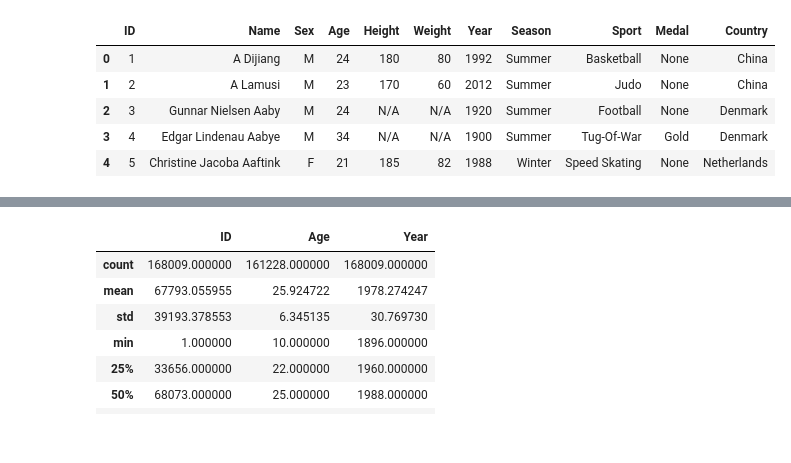
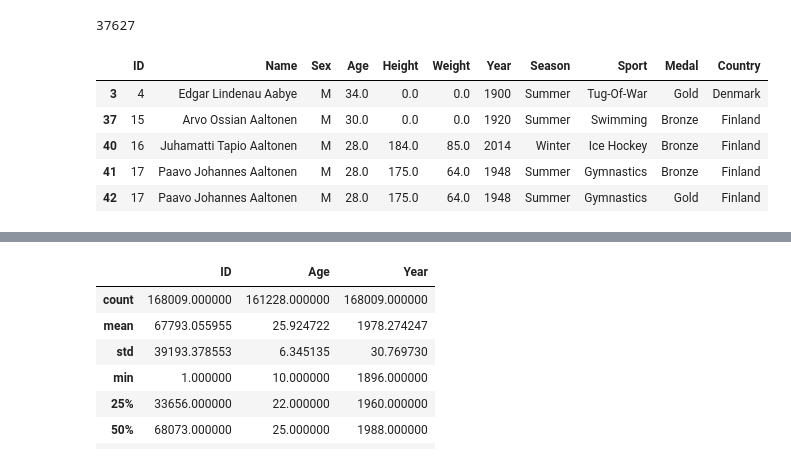
Before and after one commit to sissa81/project1, a Jupyter notebook: olympics.ipynb, the cells around one changed output, grey strips where cells are left out. Cells and saved outputs as stored; diff of their text form; code cells hidden in the pictures.

Commit message:
update winners and ages dataframe

```diff
--- a/olympics.ipynb
+++ b/olympics.ipynb
@@ -41,10 +41,11 @@ data.rename(columns = {'region':'Country'}, inplace = True)
 
 # Replace null values
 data['Medal'].fillna('None', inplace = True)
-data['Height'].fillna('N/A', inplace = True)
-data['Weight'].fillna('N/A', inplace = True)
-data['Age'].fillna('N/A', inplace = True)
+data['Height'].fillna(0, inplace = True)
+data['Weight'].fillna(0, inplace = True)
+data['Age'].fillna(0, inplace = True)
 # data['BMI'] = data['Weight'] / (data['Height'] * data['Height'])
 data = data.drop_duplicates()
+print(len(data))
 data.head()
 # %% [output]
@@ -57,11 +75,13 @@ data.head()
 # %%
 # Create winner's dataframe
-winners_df = data[athletes_df["Medal"] != "None"]
+winners_df = data.loc[data["Medal"] != "None"]
+print(len(winners_df))
 winners_df.head()
 # %% [output]
+37627
 |  | ID | Name | Sex | Age | Height | Weight | Year | Season | Sport | Medal | Country |
-| 0 | 1 | A Dijiang | M | 24 | 180 | 80 | 1992 | Summer | Basketball | None | China |
-| 1 | 2 | A Lamusi | M | 23 | 170 | 60 | 2012 | Summer | Judo | None | China |
-| 2 | 3 | Gunnar Nielsen Aaby | M | 24 | N/A | N/A | 1920 | Summer | Football | None | Denmark |
-| 3 | 4 | Edgar Lindenau Aabye | M | 34 | N/A | N/A | 1900 | Summer | Tug-Of-War | Gold | Denmark |
-| 4 | 5 | Christine Jacoba Aaftink | F | 21 | 185 | 82 | 1988 | Winter | Speed Skating | None | Netherlands |
+| 3 | 4 | Edgar Lindenau Aabye | M | 34.0 | 0.0 | 0.0 | 1900 | Summer | Tug-Of-War | Gold | Denmark |
+| 37 | 15 | Arvo Ossian Aaltonen | M | 30.0 | 0.0 | 0.0 | 1920 | Summer | Swimming | Bronze | Finland |
+| 40 | 16 | Juhamatti Tapio Aaltonen | M | 28.0 | 184.0 | 85.0 | 2014 | Winter | Ice Hockey | Bronze | Finland |
+| 41 | 17 | Paavo Johannes Aaltonen | M | 28.0 | 175.0 | 64.0 | 1948 | Summer | Gymnastics | Bronze | Finland |
+| 42 | 17 | Paavo Johannes Aaltonen | M | 28.0 | 175.0 | 64.0 | 1948 | Summer | Gymnastics | Gold | Finland |
```
Also changed, not shown: parts of 3 cells of this notebook.
